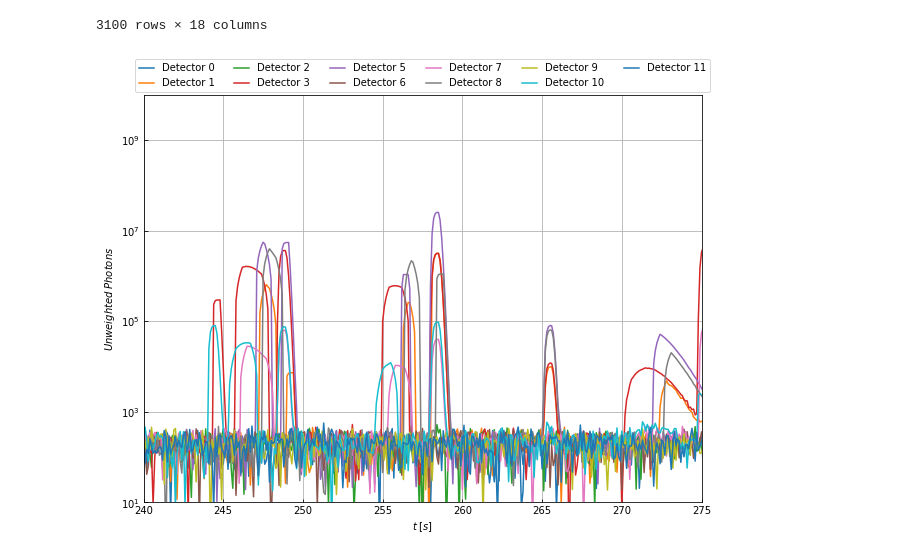
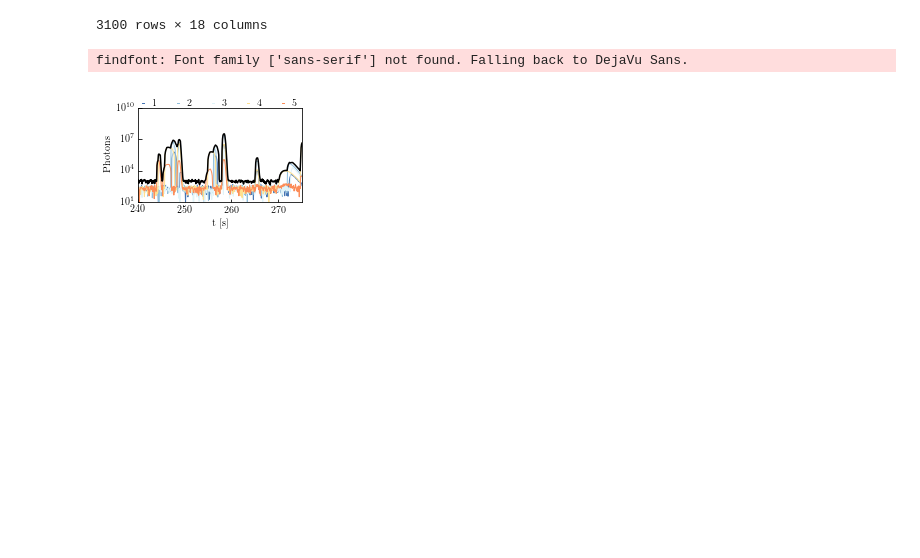
Before and after one commit to MeighenBergerS/fourth_day, a Jupyter notebook: examples/example.ipynb, the cells around one changed output. Drawn from its saved outputs; the diff is of its cells as text; code cells hidden in the pictures; blank space fills up the shorter version.

```diff
--- a/examples/example.ipynb
+++ b/examples/example.ipynb
@@ -97,7 +97,7 @@ fd.statistics[-1]
 3100 rows × 18 columns
 # %%
 # Plotting standards
-std_size = 10.
+std_size = 3.
 fontsize = 10.
-lw=1.5
-h_length=1.5
+lw=1.
+h_length=0.2
@@ -109,30 +115,47 @@ def smooth(y, box_pts):
 # %%
 # Energy distributions
 startpoint = 240.
-width = 35.
+width = 35
+wavelengths = {
+    "Detector 1": ["1", "#4575b4"],
+    "Detector 5": ["2", "#91bfdb"],
+    "Detector 8": ["3", "#e0f3f8"],
+    "Detector 3": ["4", "#fee090"],
+    "Detector 10": ["5", "#fc8d59"],
+#     "Detector 2": ["6", "#d73027"],
+}
 figure, (ax1) = plt.subplots(1, 1, figsize=(std_size, std_size * 6. / 8.), sharex=True)
-for detector in fd.measured.keys():
-    if detector == 'Detector 4':
-        continue
+for detector in wavelengths.keys():
     # Random noise
     noise = np.abs(np.random.normal(2e2, 1e2, len(fd.t)))
     ax1.plot(fd.t,
              smooth(fd.measured[detector].values, 5) + noise,
-             lw=lw, label=detector)
+             lw=lw, label=r"$\mathrm{%s}$" % wavelengths[detector][0], color=wavelengths[detector][1])
+noise = np.abs(np.random.normal(2e2, 1e2, len(fd.t)))
+total = smooth(fd.measured["Detector 1"].values, 5) + noise
+for detector in wavelengths.keys():
+    if detector == "Detector 1":
+        continue
+    # Random noise
+    noise = np.abs(np.random.normal(2e2, 1e2, len(fd.t)))
+    total += smooth(fd.measured[detector].values, 5) + noise
+ax1.plot(fd.t, total, color='k')
 ax1.set_xscale('linear')
 ax1.set_yscale('log')
-ax1.set_xlabel(r'$t\;[s]$', fontsize=fontsize)
-ax1.set_ylabel(r'$Unweighted\;Photons$', fontsize=fontsize)
+ax1.set_xlabel(r'$\mathrm{t}\;[\mathrm{s}]$', fontsize=fontsize)
+ax1.set_ylabel(r'$\mathrm{Photons}$', fontsize=fontsize)
 ax1.tick_params(axis = 'both', which = 'major', labelsize=fontsize, direction='in')
 ax1.tick_params(axis = 'both', which = 'minor', labelsize=fontsize, direction='in')
-ax1.grid(True)
+# ax1.grid(True)
 h, l = ax1.get_legend_handles_labels()
-lgd1 = ax1.legend(h,l, loc=9, bbox_to_anchor=(0.5, +1.1),
-                  ncol=6, fontsize=fontsize, handlelength=h_length,
-                  fancybox=True, frameon=True)
+lgd1 = ax1.legend(h,l, loc=9, bbox_to_anchor=(0.5, +1.2),
+                  ncol=5, fontsize=fontsize, handlelength=h_length,
+                  fancybox=True, frameon=False)
 ax1.set_ylim(1e1,1e10)
 ax1.set_xlim(startpoint, startpoint + width)
+plt.tight_layout()
 plt.show()
 # %% [output]
+findfont: Font family ['sans-serif'] not found. Falling back to DejaVu Sans.
-[figure, old version]
+[figure, new version]
 # %%
```
Also changed, not shown: parts of 7 cells of this notebook, 6 other files.
